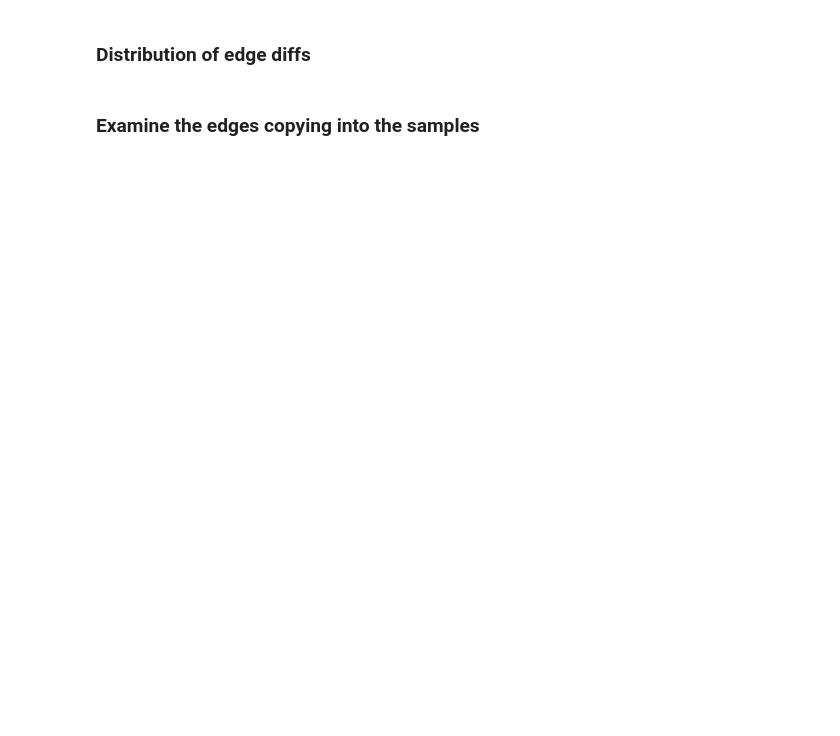
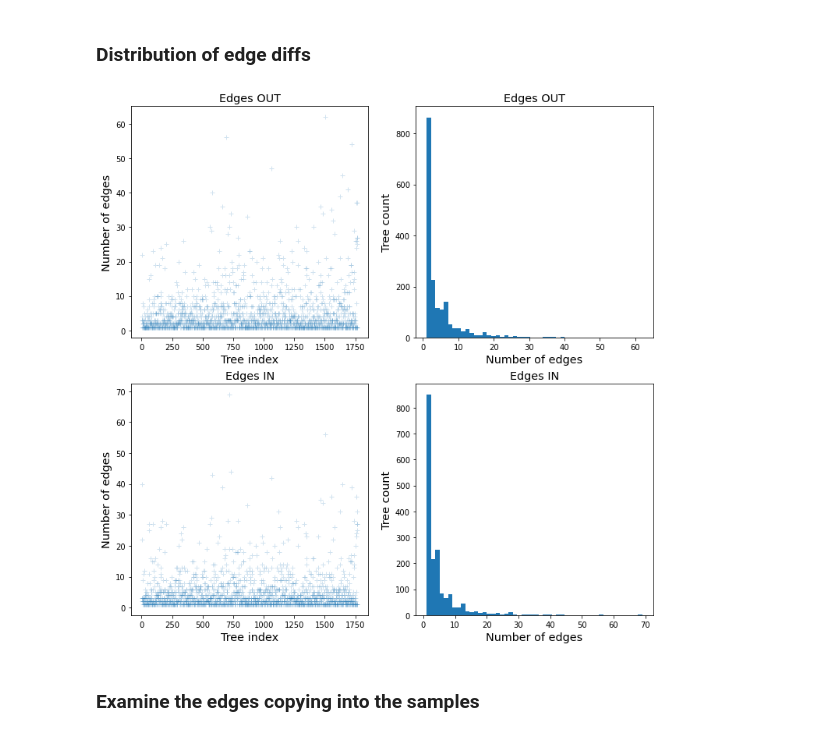
Before and after one commit to szhan/tsimpute, a Jupyter notebook: notebooks/inspect_ts.ipynb, the cells around one changed output. Cells and saved outputs as stored; diff of their text form; code cells hidden in the pictures; blank space fills up the shorter version.

```diff
--- a/notebooks/inspect_ts.ipynb
+++ b/notebooks/inspect_ts.ipynb
@@ -216,37 +233,43 @@ for i, (interval, edges_out, edges_in,) in enumerate(ts.edge_diffs()):
     tree_edges_in[i] = len(edges_in)
 # %%
 # Exclude the first, second, penultimate, and last sets of edge diffs.
-plt.figure(figsize=(20, 20,))
+plt.figure(figsize=(12, 12,))
 
 plt.subplot(221)
-plt.ylabel("Edges OUT", fontsize="xx-large")
-plt.xlabel("Tree index", fontsize="xx-large")
+plt.title("Edges OUT", fontsize="x-large")
+plt.ylabel("Number of edges", fontsize="x-large")
+plt.xlabel("Tree index", fontsize="x-large")
 plt.plot(
     np.arange(2, ts.num_trees - 2),
     tree_edges_out[2:-2],
     linestyle="none", marker="+", markersize=6, alpha=0.2,
 );
 
 plt.subplot(222)
-plt.ylabel("Tree count", fontsize="xx-large")
-plt.xlabel("Number of edges OUT", fontsize="xx-large")
+plt.title("Edges OUT", fontsize="x-large")
+plt.ylabel("Tree count", fontsize="x-large")
+plt.xlabel("Number of edges", fontsize="x-large")
 plt.hist(tree_edges_out[2:-2], bins=50);
 
 plt.subplot(223)
-plt.ylabel("Edges IN", fontsize="xx-large")
-plt.xlabel("Tree index", fontsize="xx-large")
+plt.title("Edges IN", fontsize="x-large")
+plt.ylabel("Number of edges", fontsize="x-large")
+plt.xlabel("Tree index", fontsize="x-large")
 plt.plot(
     np.arange(2, ts.num_trees - 2),
     tree_edges_in[2:-2],
     linestyle="none", marker="+", markersize=6, alpha=0.2,
 );
 
 plt.subplot(224)
-plt.ylabel("Tree count", fontsize="xx-large")
-plt.xlabel("Number of edges IN", fontsize="xx-large")
+plt.title("Edges IN", fontsize="x-large")
+plt.ylabel("Tree count", fontsize="x-large")
+plt.xlabel("Number of edges", fontsize="x-large")
 plt.hist(tree_edges_in[2:-2], bins=50);
 
 plt.show()
+# %% [output]
+[figure, added]
 # %% [markdown]
 ### Examine the edges copying into the samples
 # %%
```
Also changed, not shown: parts of 9 cells of this notebook.
